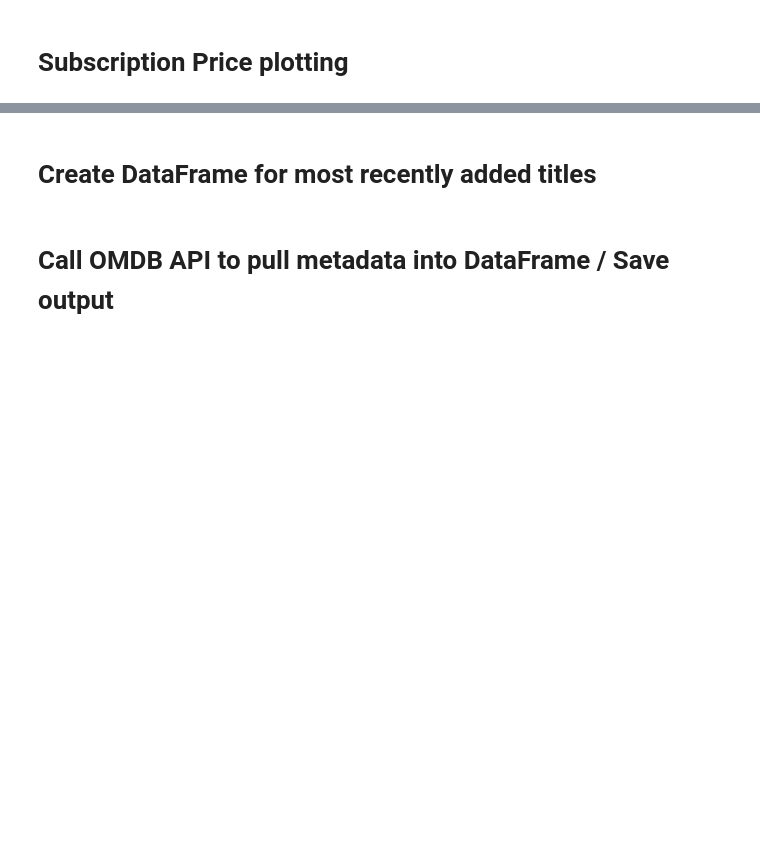
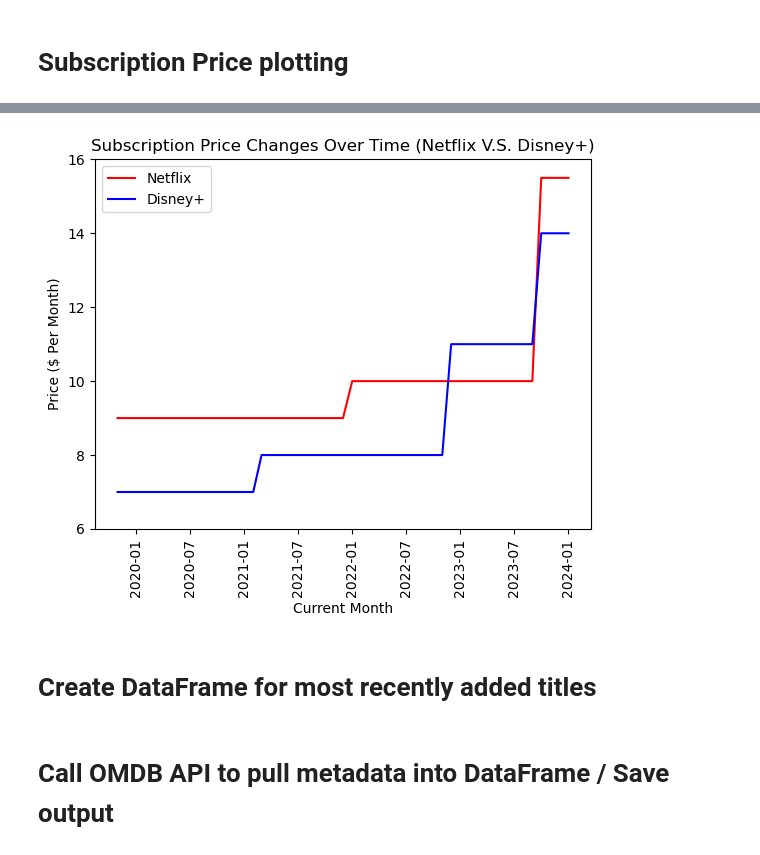
Before and after one commit to gfoley15/netflixandchill, a Jupyter notebook: notebook/netflixandchill.ipynb, the cells around one changed output, grey strips where cells are left out. Saved outputs shown, nothing was run; the diff lists cells and outputs as text; code cells hidden in the pictures; blank space fills up the shorter version.

```diff
--- a/notebook/netflixandchill.ipynb
+++ b/notebook/netflixandchill.ipynb
@@ -150,4 +195,10 @@ len(prices_df)
 # %% [markdown]
 # Subscription Price plotting
 # %%
-# Line chart for subscription prices
+# Data Isolation
+netflix_only = prices_df.loc[prices_df["service"] == "Netflix", :]
+disney_only = prices_df.loc[prices_df["service"] == "Disney+", :]
+# %%
+# Datetime Source: https://www.tutorialspoint.com/plotting-dates-on-the-x-axis-with-python-s-matplotlib
+netflix_only['date'] = pd.to_datetime(netflix_only['date'])
+disney_only['date'] = pd.to_datetime(disney_only['date'])
@@ -154,3 +216,26 @@ len(prices_df)
+# %%
+# Data Merging
+subscription_data = pd.merge(netflix_only, disney_only, on="date")
+# %%
+# Dataframe modification
+organized_data = subscription_data[["date","price_x","price_y"]]
+renamed_data = organized_data.rename(columns={"price_x":"netflix_price", "price_y":"disney_price"})
+# %%
+# Line chart for subscription prices
+time = pd.to_datetime(renamed_data['date'])
+netflix_prices = renamed_data['netflix_price']
+disney_prices = renamed_data['disney_price']
+netflix_chart, = plt.plot(time, netflix_prices, color="red", label="Netflix")
+disney_chart, = plt.plot(time, disney_prices, color="blue", label="Disney+")
+plt.title("Subscription Price Changes Over Time (Netflix V.S. Disney+)")
+plt.xlabel("Current Month")
+plt.ylabel("Price ($ Per Month)")
+plt.xticks(rotation="vertical")
+plt.ylim(6,16)
+plt.legend(handles=[netflix_chart, disney_chart], loc="best")
+plt.show()
+# %% [output]
+[figure, added]
 # %% [markdown]
 # Create DataFrame for most recently added titles
 # %%
```
Also changed, not shown: parts of 15 cells of this notebook.
